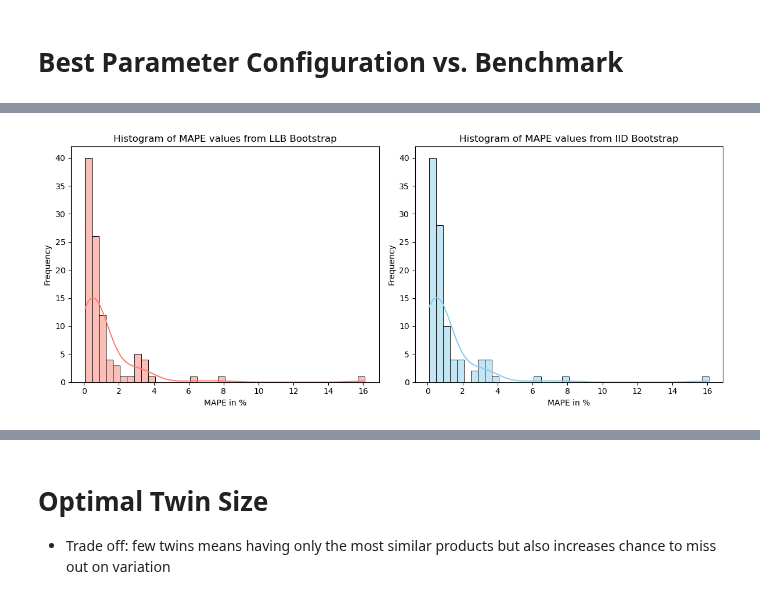
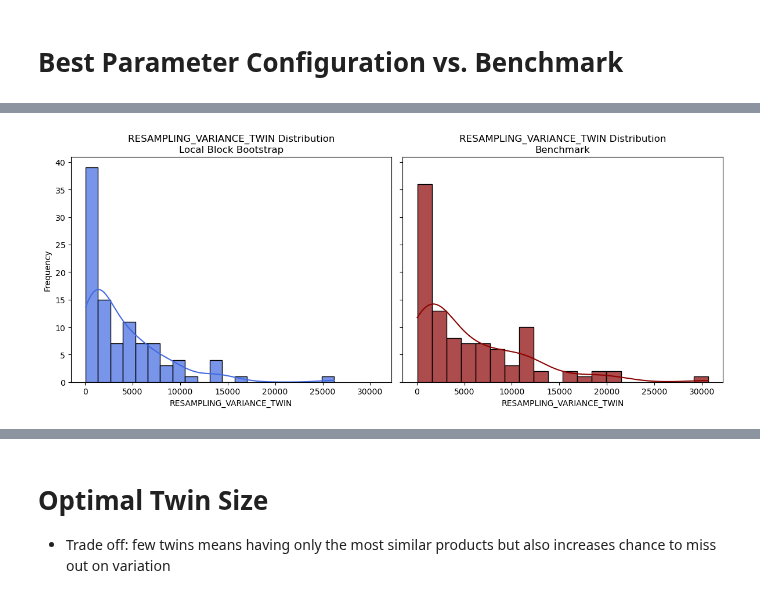
Before and after one commit to chrisnhr/Diplom, a Jupyter notebook: bootstrapping.ipynb, the cells around one changed output, grey strips where cells are left out. Cells and saved outputs as stored; diff of their text form; code cells hidden in the pictures.

```diff
--- a/bootstrapping.ipynb
+++ b/bootstrapping.ipynb
@@ -226,19 +193,21 @@ df_grid_results.query(f"{best_params}")
-# %%
-plt.figure(figsize=(12, 5))
-
-plt.subplot(1, 2, 1)
-sns.histplot(df_results.query("WINDOW_SIZE != 0")["MAPE"], bins=40, kde=True, color='salmon')
-plt.xlabel("MAPE in %")
-plt.ylabel("Frequency")
-plt.title("Histogram of MAPE values from LLB Bootstrap")
-
-plt.subplot(1, 2, 2)
-sns.histplot(df_results.query("WINDOW_SIZE == 0")["MAPE"], bins=40, kde=True, color="skyblue")
-plt.xlabel("MAPE in %")
-plt.ylabel("Frequency")
-plt.title("Histogram of MAPE values from IID Bootstrap")
-
-plt.tight_layout()
-plt.show()
-# %% [output]
-[figure, removed]
+# %%
+# Create side-by-side histograms with KDE
+fig, axes = plt.subplots(1, 2, figsize=(12, 5), sharex=True, sharey=True)
+
+# Best parameters plot
+sns.histplot(df_results.query( f"BLOCK_SIZE == {best_params[1]} & WINDOW_SIZE == {best_params[0]}")["RESAMPLING_VARIANCE_TWIN"], bins=20, kde=True, color="royalblue", edgecolor="black", ax=axes[0], alpha=0.7)
+axes[0].set_title(f"RESAMPLING_VARIANCE_TWIN Distribution\nLocal Block Bootstrap")
+axes[0].set_xlabel("RESAMPLING_VARIANCE_TWIN")
+axes[0].set_ylabel("Frequency")
+
+# Benchmark plot
+sns.histplot(df_results.query("BLOCK_SIZE == 1 & WINDOW_SIZE == 0")["RESAMPLING_VARIANCE_TWIN"], bins=20, kde=True, color="darkred", edgecolor="black", ax=axes[1], alpha=0.7)
+axes[1].set_title("RESAMPLING_VARIANCE_TWIN Distribution\nBenchmark")
+axes[1].set_xlabel("RESAMPLING_VARIANCE_TWIN")
+axes[1].set_ylabel("")  # No duplicate ylabel
+
+# Adjust layout
+plt.tight_layout()
+plt.show()
+# %% [output]
+[figure, added]
```
Also changed, not shown: parts of 24 cells of this notebook, 3 other files.
